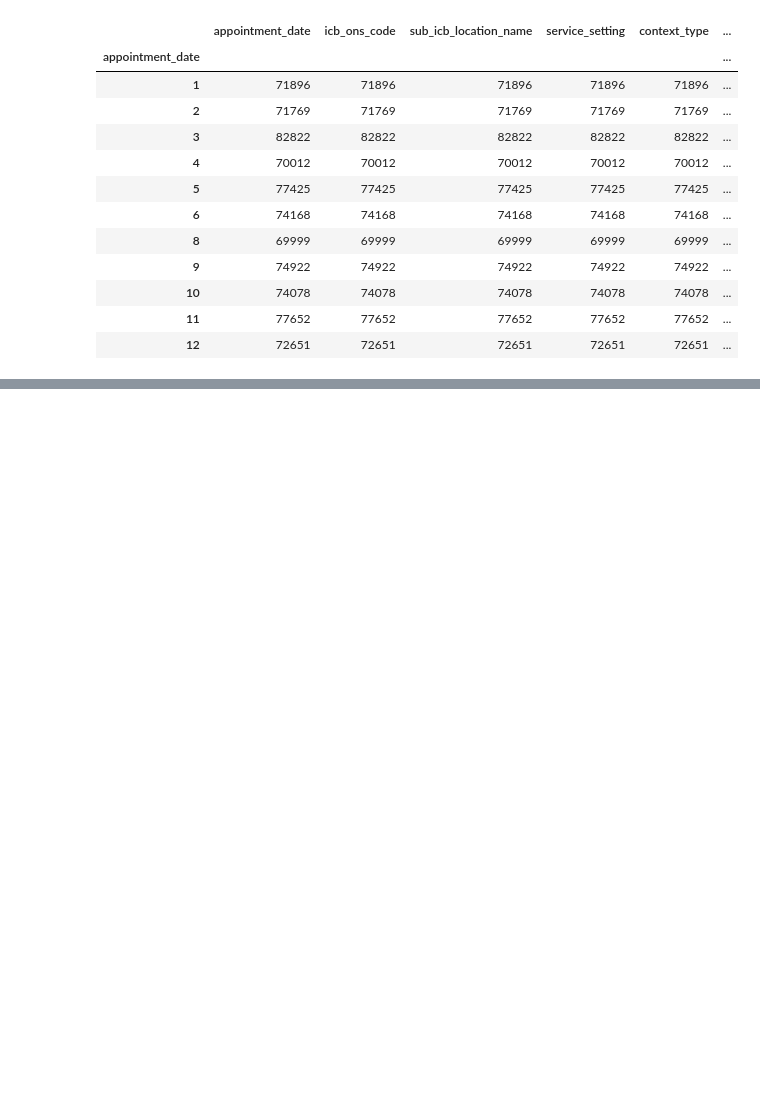
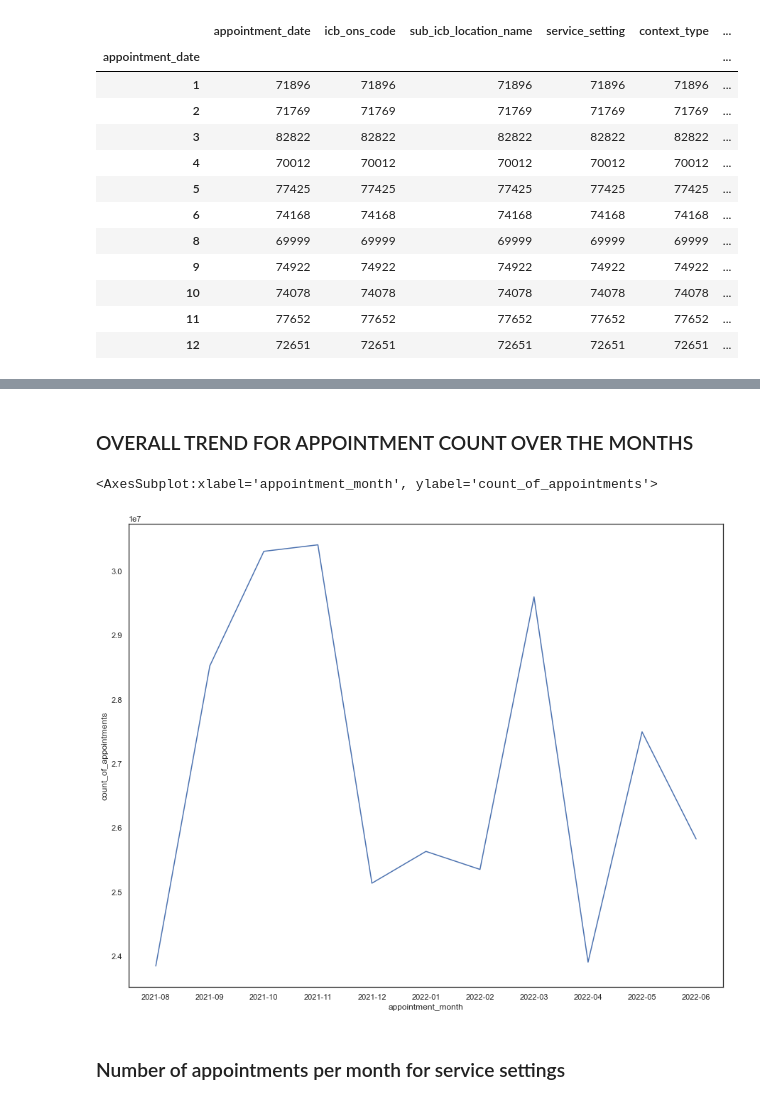
Before and after one commit to AthAd19/LSE_DA_NHS_analysis, a Jupyter notebook: MohdAdom_NurAthira_DA201_Assignment_Notebook (OG).ipynb, the cells around one changed output, grey strips where cells are left out. Drawn from its saved outputs; the diff is of its cells as text; code cells hidden in the pictures; blank space fills up the shorter version.

```diff
--- a/MohdAdom_NurAthira_DA201_Assignment_Notebook (OG).ipynb
+++ b/MohdAdom_NurAthira_DA201_Assignment_Notebook (OG).ipynb
@@ -500,0 +536,10 @@ nc.groupby(nc.appointment_date.dt.month).count()
+# %%
+# Import the necessary libraries.
+import seaborn as sns
+import matplotlib.pyplot as plt
+
+# Set figure size.
+sns.set(rc={'figure.figsize':(15, 12)})
+
+# Set the plot style as white.
+sns.set_style('white')
@@ -500,0 +549,6 @@ nc.groupby(nc.appointment_date.dt.month).count()
+# %%
+# Change the data type of the appointment month to string to allow for
+# easier plotting.
+nc['appointment_month'] = nc['appointment_month'].astype("string")
+
+nc['appointment_month']
@@ -500,0 +568,12 @@ nc.groupby(nc.appointment_date.dt.month).count()
+# %% [markdown]
+### OVERALL TREND FOR APPOINTMENT COUNT OVER THE MONTHS
+# %%
+nc_mthly_appt = nc.groupby(['appointment_month'])\
+                        .sum('count_of_appointments')
+sns.lineplot(x='appointment_month', y='count_of_appointments', \
+            data=nc_mthly_appt, ci=None)
+# %% [output]
+<AxesSubplot:xlabel='appointment_month', ylabel='count_of_appointments'>
+[figure, added]
+# %% [markdown]
+### Number of appointments per month for service settings
```
Also changed, not shown: parts of 60 cells of this notebook.
